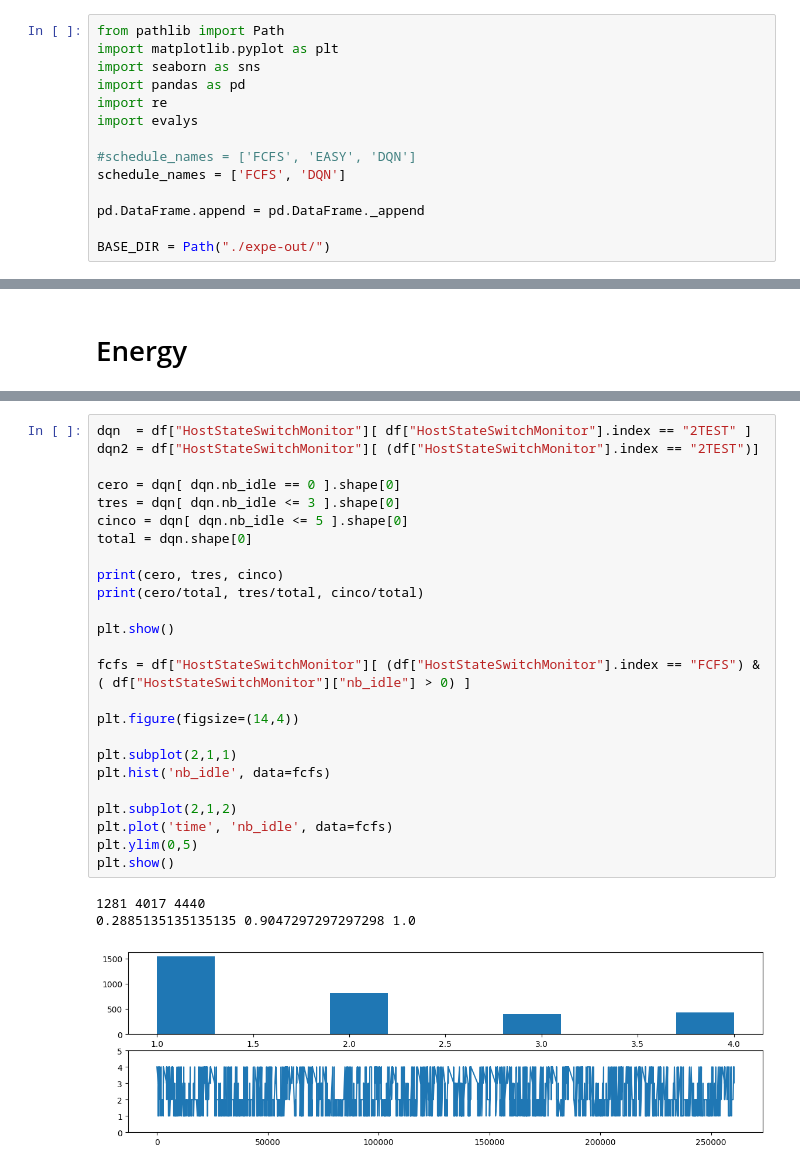
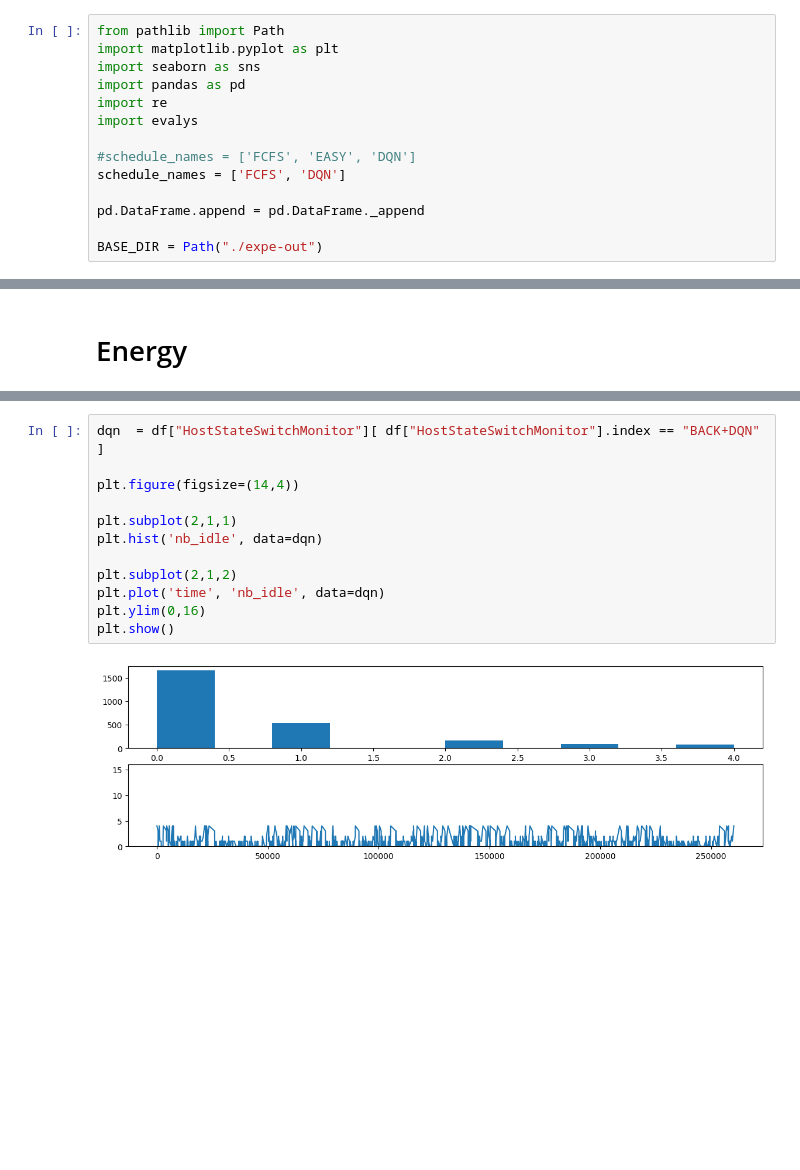
Before and after one commit to tanaxer01/bati-scheduler, a Jupyter notebook: Untitled.ipynb, the cells around one changed output, grey strips where cells are left out. Drawn from its saved outputs; the diff is of its cells as text; blank space fills up the shorter version.

```diff
--- a/Untitled.ipynb
+++ b/Untitled.ipynb
@@ -17,7 +14,7 @@ schedule_names = ['FCFS', 'DQN']
 
 pd.DataFrame.append = pd.DataFrame._append
 
-BASE_DIR = Path("./expe-out/")
+BASE_DIR = Path("./expe-out")
 # %% [markdown]
 # Simulations
 # %%
@@ -194,29 +187,14 @@ plt.show()
 # %%
-dqn  = df["HostStateSwitchMonitor"][ df["HostStateSwitchMonitor"].index == "2TEST" ]
-dqn2 = df["HostStateSwitchMonitor"][ (df["HostStateSwitchMonitor"].index == "2TEST")]
-
-cero = dqn[ dqn.nb_idle == 0 ].shape[0]
-tres = dqn[ dqn.nb_idle <= 3 ].shape[0]
-cinco = dqn[ dqn.nb_idle <= 5 ].shape[0]
-total = dqn.shape[0]
-
-print(cero, tres, cinco)
-print(cero/total, tres/total, cinco/total)
-
-plt.show()
-
-fcfs = df["HostStateSwitchMonitor"][ (df["HostStateSwitchMonitor"].index == "FCFS") & ( df["HostStateSwitchMonitor"]["nb_idle"] > 0) ]
+dqn  = df["HostStateSwitchMonitor"][ df["HostStateSwitchMonitor"].index == "BACK+DQN" ]
 
 plt.figure(figsize=(14,4))
 
 plt.subplot(2,1,1)
-plt.hist('nb_idle', data=fcfs)
+plt.hist('nb_idle', data=dqn)
 
 plt.subplot(2,1,2)
-plt.plot('time', 'nb_idle', data=fcfs)
-plt.ylim(0,5)
+plt.plot('time', 'nb_idle', data=dqn)
+plt.ylim(0,16)
 plt.show()
 # %% [output]
-1281 4017 4440
-0.2885135135135135 0.9047297297297298 1.0
-[figure, old version]
+[figure, new version]
```
Also changed, not shown: parts of 11 cells of this notebook, 9 other files.
